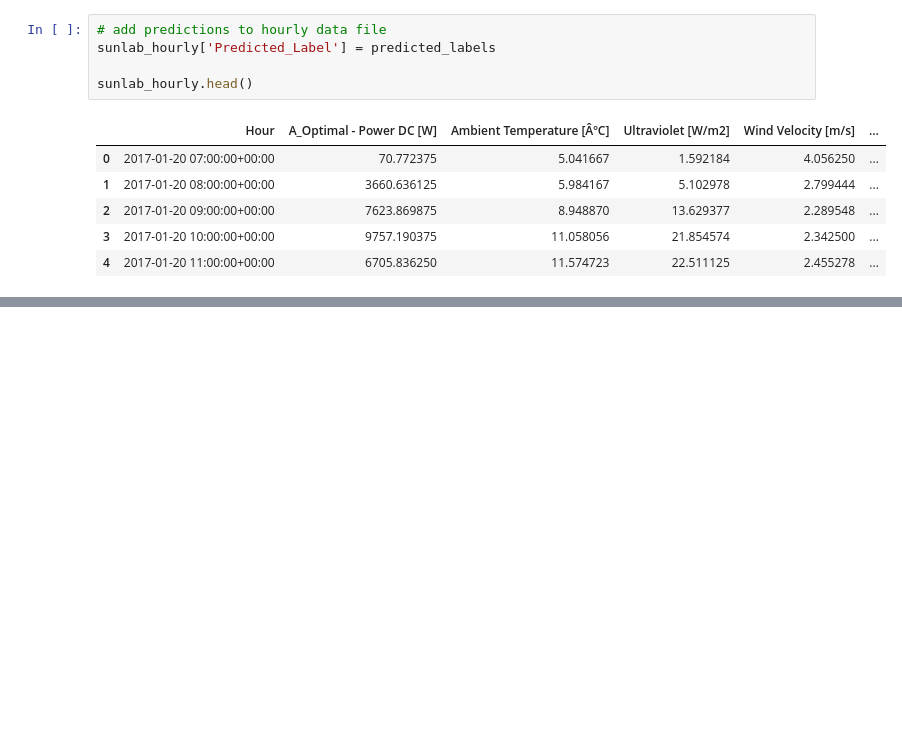
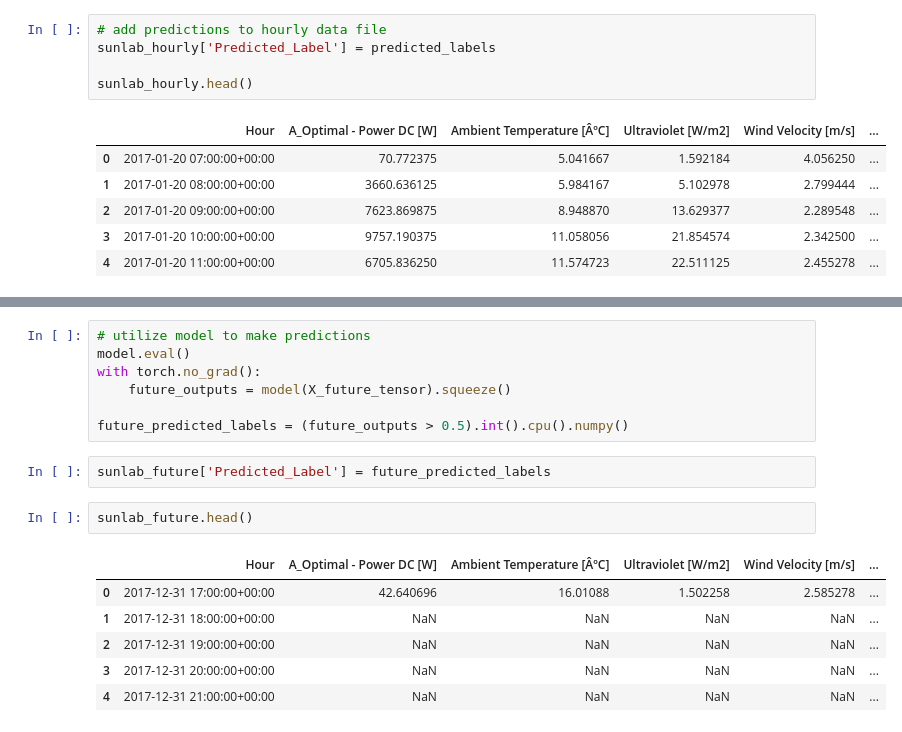
Before and after one commit to navanodonavan/MSAAI530_Final_Project_G6, a Jupyter notebook: MSAAI530_Final_Project_LSTM_Classifier.ipynb, the cells around one changed output, grey strips where cells are left out. Saved outputs shown, nothing was run; the diff lists cells and outputs as text; blank space fills up the shorter version.

```diff
--- a/MSAAI530_Final_Project_LSTM_Classifier.ipynb
+++ b/MSAAI530_Final_Project_LSTM_Classifier.ipynb
@@ -1050,0 +1145,18 @@ sunlab_hourly.to_csv("Hourly_Data_with_predictions_v2.csv", index=False)
+# %%
+# utilize model to make predictions
+model.eval()
+with torch.no_grad():
+    future_outputs = model(X_future_tensor).squeeze()
+
+future_predicted_labels = (future_outputs > 0.5).int().cpu().numpy()
+# %%
+sunlab_future['Predicted_Label'] = future_predicted_labels
+# %%
+sunlab_future.head()
+# %% [output]
+|  | Hour | A_Optimal - Power DC [W] | Ambient Temperature [ÂºC] | Ultraviolet [W/m2] | Wind Velocity [m/s] | ... |
+| 0 | 2017-12-31 17:00:00+00:00 | 42.640696 | 16.01088 | 1.502258 | 2.585278 | ... |
+| 1 | 2017-12-31 18:00:00+00:00 | NaN | NaN | NaN | NaN | ... |
+| 2 | 2017-12-31 19:00:00+00:00 | NaN | NaN | NaN | NaN | ... |
+| 3 | 2017-12-31 20:00:00+00:00 | NaN | NaN | NaN | NaN | ... |
+| 4 | 2017-12-31 21:00:00+00:00 | NaN | NaN | NaN | NaN | ... |
```
Also changed, not shown: parts of 23 cells of this notebook.
